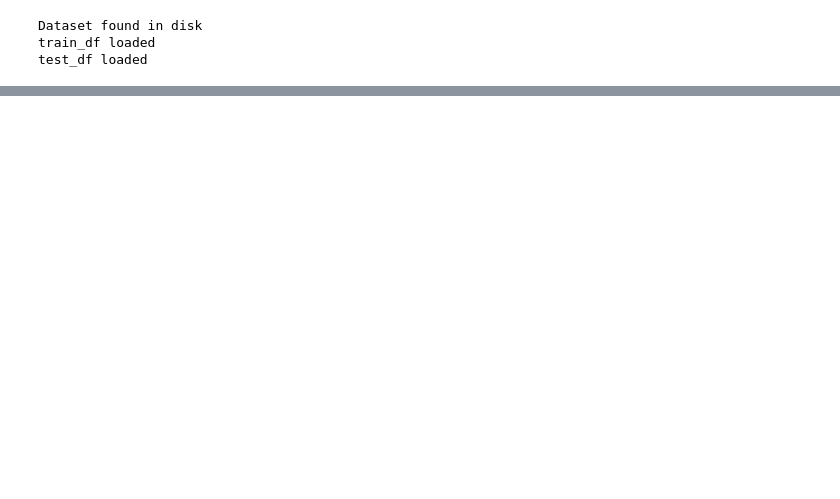
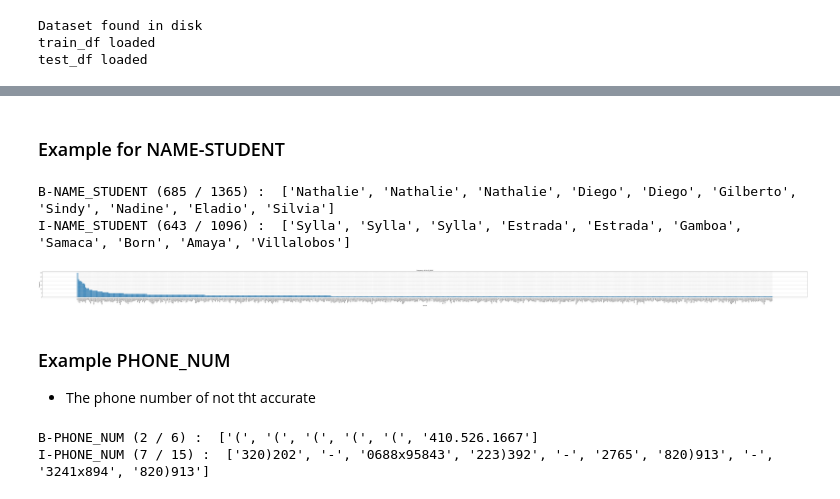
Before and after one commit to aditya-29/PII-Detection, a Jupyter notebook: pii detection.ipynb, the cells around one changed output, grey strips where cells are left out. Cells and saved outputs as stored; diff of their text form; code cells hidden in the pictures; blank space fills up the shorter version.

```diff
--- a/pii detection.ipynb
+++ b/pii detection.ipynb
@@ -80,0 +201,42 @@ def fbeta_score(pred_df: pd.DataFrame, orig_df: pd.DataFrame, beta=5) -> float:
+# %% [markdown]
+### Example for NAME-STUDENT
+# %%
+name_stud = tmp_df.explode(["labels", "tokens"]).reset_index()
+name_stud_b = name_stud[name_stud["labels"] == "B-NAME_STUDENT"]["tokens"].tolist()
+name_stud_i = name_stud[name_stud["labels"] == "I-NAME_STUDENT"]["tokens"].tolist()
+
+print(f"B-NAME_STUDENT ({len(list(set(name_stud_b)))} / {len(name_stud_b)}) : ", name_stud_b[:10])
+print(f"I-NAME_STUDENT ({len(list(set(name_stud_i)))} / {len(name_stud_i)}) : ", name_stud_i[:10])
+# %% [output]
+B-NAME_STUDENT (685 / 1365) :  ['Nathalie', 'Nathalie', 'Nathalie', 'Diego', 'Diego', 'Gilberto', 'Sindy', 'Nadine', 'Eladio', 'Silvia']
+I-NAME_STUDENT (643 / 1096) :  ['Sylla', 'Sylla', 'Sylla', 'Estrada', 'Estrada', 'Gamboa', 'Samaca', 'Born', 'Amaya', 'Villalobos']
+# %%
+name_stud_b = name_stud[name_stud["labels"] == "B-NAME_STUDENT"]["tokens"].value_counts()
+name_stud_i = name_stud[name_stud["labels"] == "I-NAME_STUDENT"]["tokens"].value_counts()
+
+plt.figure(figsize=(100,5))
+plt.bar(name_stud_b.index, name_stud_b)
+
+plt.title("Frequency of the ID_NUM")
+plt.xlabel("ID-NUM")
+plt.ylabel("Frequency")
+plt.grid()
+
+plt.xticks(rotation = 90)
+plt.tight_layout()
+plt.show()
+# %% [output]
+[figure, added]
+# %% [markdown]
+### Example PHONE_NUM
+- The phone number of not tht accurate
+# %%
+phone_num = tmp_df.explode(["labels", "tokens"]).reset_index()
+phone_num_b = phone_num[phone_num["labels"] == "B-PHONE_NUM"]["tokens"].tolist()
+phone_num_i = phone_num[phone_num["labels"] == "I-PHONE_NUM"]["tokens"].tolist()
+
+print(f"B-PHONE_NUM ({len(list(set(phone_num_b)))} / {len(phone_num_b)}) : ", phone_num_b[:10])
+print(f"I-PHONE_NUM ({len(list(set(phone_num_i)))} / {len(phone_num_i)}) : ", phone_num_i[:10])
+# %% [output]
+B-PHONE_NUM (2 / 6) :  ['(', '(', '(', '(', '(', '410.526.1667']
+I-PHONE_NUM (7 / 15) :  ['320)202', '-', '0688x95843', '223)392', '-', '2765', '820)913', '-', '3241x894', '820)913']
```
Also changed, not shown: parts of 33 cells of this notebook.
